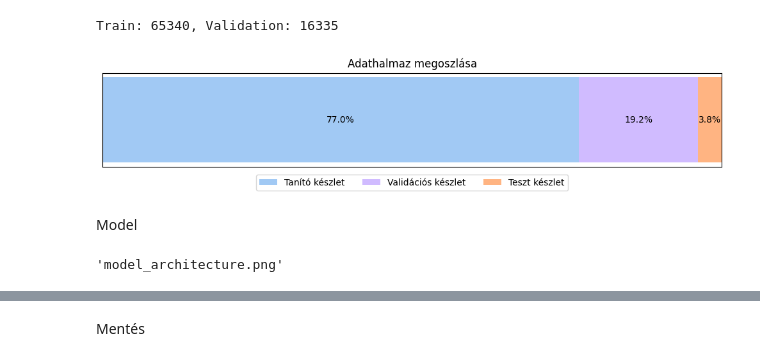
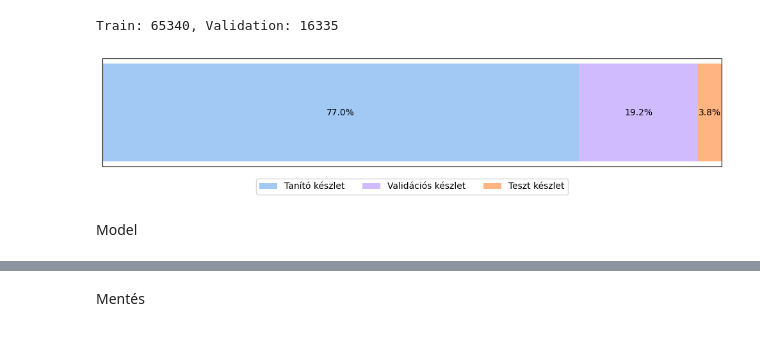
Before and after one commit to szeder1/Szakdolgozat_BSc, a Jupyter notebook: CNN/Model/cnnEyes.ipynb, the cells around one changed output, grey strips where cells are left out. Drawn from its saved outputs; the diff is of its cells as text; code cells hidden in the pictures.

```diff
--- a/CNN/Model/cnnEyes.ipynb
+++ b/CNN/Model/cnnEyes.ipynb
@@ -146,32 +151,32 @@ Train: 65340, Validation: 16335
 # %%
 train_size = len(train_df)
 val_size = len(val_df)
 test_size = len(test_df)
 total = train_size + val_size + test_size
 
 train_ratio = train_size / total
 val_ratio = val_size / total
 test_ratio = test_size / total
 
 fig, ax = plt.subplots(figsize=(10, 2.5))
 
 ax.barh(0, train_ratio, color="#A1C9F4", label="Tanító készlet")
 ax.barh(0, val_ratio, left=train_ratio, color="#D0BBFF", label="Validációs készlet")
 ax.barh(0, test_ratio, left=train_ratio + val_ratio, color="#FFB482", label="Teszt készlet")
 
 ax.text(train_ratio / 2, 0, f"{train_ratio * 100:.1f}%", ha="center", va="center", fontsize=10)
 ax.text(train_ratio + val_ratio / 2, 0, f"{val_ratio * 100:.1f}%", ha="center", va="center", fontsize=10)
 ax.text(train_ratio + val_ratio + test_ratio / 2, 0, f"{test_ratio * 100:.1f}%", ha="center", va="center", fontsize=10)
 
 ax.set_yticks([])
 ax.set_xticks([])
 ax.set_xlim(0, 1)
-ax.set_title("Adathalmaz megoszlása", fontsize=12)
+#ax.set_title("Adathalmaz megoszlása", fontsize=12)
 ax.legend(loc="lower center", bbox_to_anchor=(0.5, -0.3), ncol=3)
 plt.tight_layout()
 plt.show()
 # %% [output]
-[figure, old version]
+[figure, new version]
 # %% [markdown]
 Model
 # %%
@@ -199,14 +217,4 @@ class EyeCNN(nn.Module):
 model = EyeCNN().to(device)
-# %%
-x = torch.randn(1, 1, 224, 224).to(device)
-
-output = model(x)
-
-dot = make_dot(output, params=dict(model.named_parameters()))
-dot.format = 'png'
-dot.render('model_architecture', cleanup=True)
-# %% [output]
-'model_architecture.png'
 # %%
 criterion = nn.BCEWithLogitsLoss()
 
```
Also changed, not shown: parts of 13 cells of this notebook, 5 other files.
